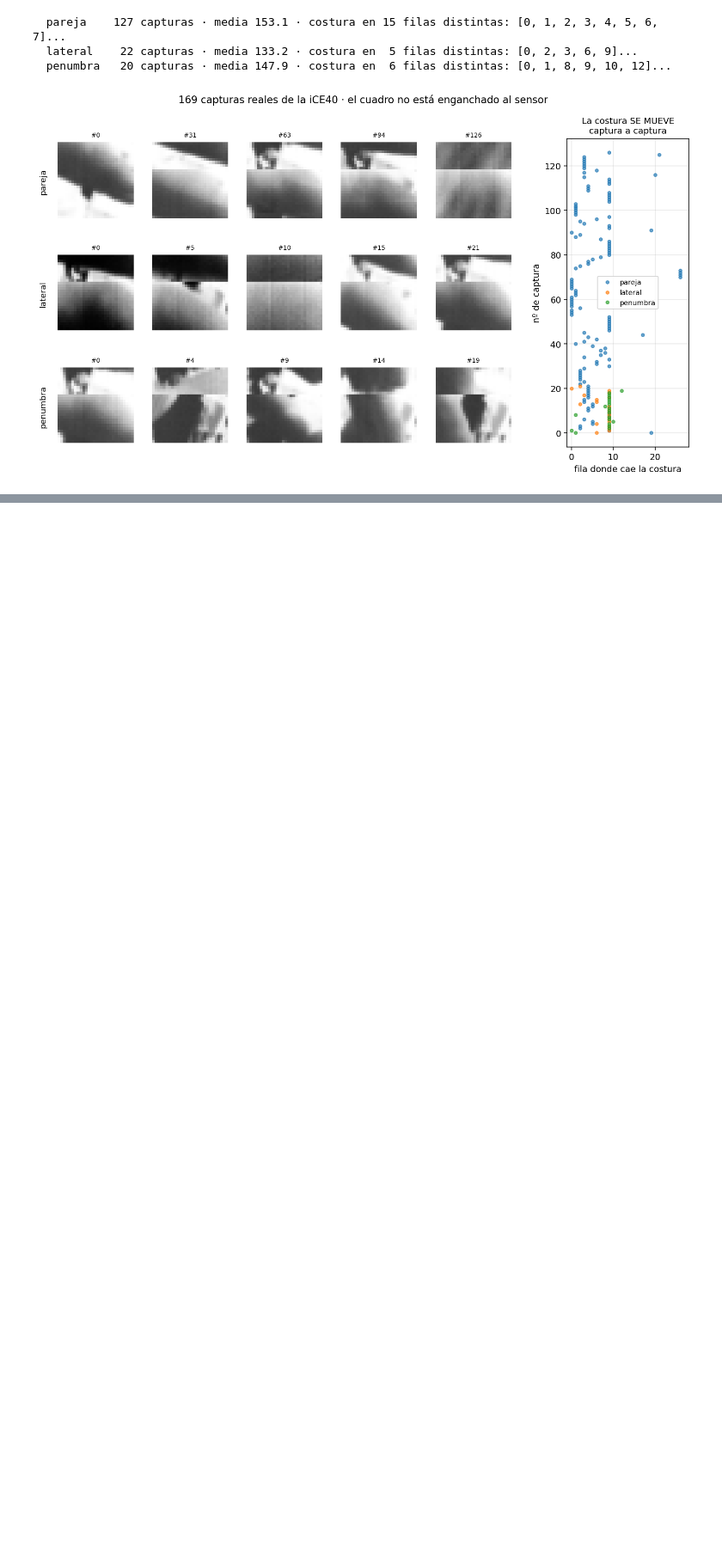
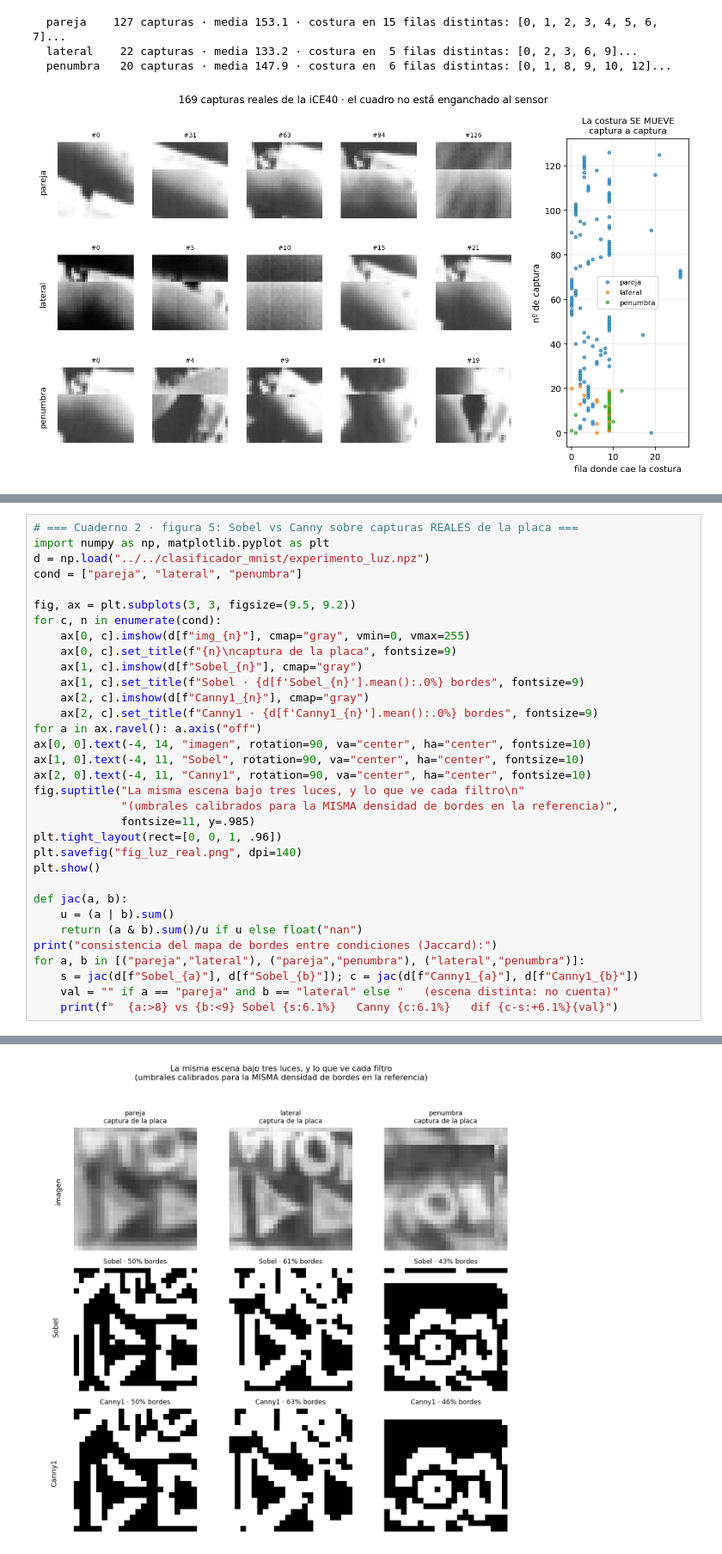
Before and after one commit to VictorMartinez89/tty_project_filter, a Jupyter notebook: conda/TTY_Filter_Sobel/TTY_Filter_Sobel2.ipynb, the cells around one changed output, grey strips where cells are left out. Shown at 86% size. Cells and saved outputs as stored; diff of their text form; blank space fills up the shorter version.

```diff
--- a/conda/TTY_Filter_Sobel/TTY_Filter_Sobel2.ipynb
+++ b/conda/TTY_Filter_Sobel/TTY_Filter_Sobel2.ipynb
@@ -834,0 +952,34 @@ for n, _ in cond:
+# %%
+# === Cuaderno 2 · figura 5: Sobel vs Canny sobre capturas REALES de la placa ===
+import numpy as np, matplotlib.pyplot as plt
+d = np.load("../../clasificador_mnist/experimento_luz.npz")
+cond = ["pareja", "lateral", "penumbra"]
+
+fig, ax = plt.subplots(3, 3, figsize=(9.5, 9.2))
+for c, n in enumerate(cond):
+    ax[0, c].imshow(d[f"img_{n}"], cmap="gray", vmin=0, vmax=255)
+    ax[0, c].set_title(f"{n}\ncaptura de la placa", fontsize=9)
+    ax[1, c].imshow(d[f"Sobel_{n}"], cmap="gray")
+    ax[1, c].set_title(f"Sobel · {d[f'Sobel_{n}'].mean():.0%} bordes", fontsize=9)
+    ax[2, c].imshow(d[f"Canny1_{n}"], cmap="gray")
+    ax[2, c].set_title(f"Canny1 · {d[f'Canny1_{n}'].mean():.0%} bordes", fontsize=9)
+for a in ax.ravel(): a.axis("off")
+ax[0, 0].text(-4, 14, "imagen", rotation=90, va="center", ha="center", fontsize=10)
+ax[1, 0].text(-4, 11, "Sobel", rotation=90, va="center", ha="center", fontsize=10)
+ax[2, 0].text(-4, 11, "Canny1", rotation=90, va="center", ha="center", fontsize=10)
+fig.suptitle("La misma escena bajo tres luces, y lo que ve cada filtro\n"
+             "(umbrales calibrados para la MISMA densidad de bordes en la referencia)",
+             fontsize=11, y=.985)
+plt.tight_layout(rect=[0, 0, 1, .96])
+plt.savefig("fig_luz_real.png", dpi=140)
+plt.show()
+
+def jac(a, b):
+    u = (a | b).sum()
+    return (a & b).sum()/u if u else float("nan")
+print("consistencia del mapa de bordes entre condiciones (Jaccard):")
+for a, b in [("pareja","lateral"), ("pareja","penumbra"), ("lateral","penumbra")]:
+    s = jac(d[f"Sobel_{a}"], d[f"Sobel_{b}"]); c = jac(d[f"Canny1_{a}"], d[f"Canny1_{b}"])
+    val = "" if a == "pareja" and b == "lateral" else "   (escena distinta: no cuenta)"
+    print(f"  {a:>8} vs {b:<9} Sobel {s:6.1%}   Canny {c:6.1%}   dif {c-s:+6.1%}{val}")
+# %% [output]
@@ -834,0 +990 @@ for n, _ in cond:
+[figure, added]
```
Also changed, not shown: parts of 4 cells of this notebook, 7 other files.
